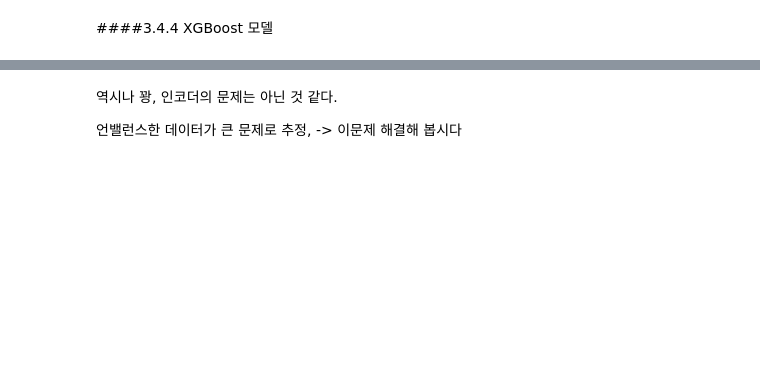
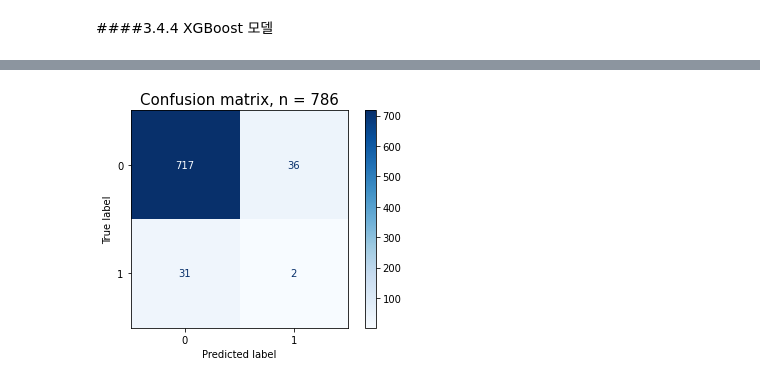
Before and after one commit to sanha-hwang/Stroke-prediction, a Jupyter notebook: Project2_Stroke_Prediction.ipynb, the cells around one changed output, grey strips where cells are left out. Drawn from its saved outputs; the diff is of its cells as text; code cells hidden in the pictures; blank space fills up the shorter version.

```diff
--- a/Project2_Stroke_Prediction.ipynb
+++ b/Project2_Stroke_Prediction.ipynb
@@ -484,12 +508,12 @@ f1-score : 0.17, auc : 0.58
 # %%
 from sklearn.ensemble import RandomForestClassifier
 
-model_forest=RandomForestClassifier(random_state=2, criterion='entropy')
-model_forest.fit(X_train_enS, y_train_enS)
-y_predF = model_forest.predict(X_val_en)
+model_forest=RandomForestClassifier(random_state=2)
+model_forest.fit(X_train_ordS, y_train_ordS)
+y_predF = model_forest.predict(X_val_ord)
 
 fig, ax = plt.subplots()
-pcm = plot_confusion_matrix(model_forest, X_val_en, y_val,
+pcm = plot_confusion_matrix(model_forest, X_val_ord, y_val,
                             cmap=plt.cm.Blues,
                             ax=ax);
 plt.title(f'Confusion matrix, n = {len(y_val)}', fontsize=15)
@@ -596,4 +541,17 @@ NameError: ignored
-# %% [markdown]
-역시나 꽝, 인코더의 문제는 아닌 것 같다.
-
-언밸런스한 데이터가 큰 문제로 추정,  -> 이문제 해결해 봅시다
+# %%
+from xgboost import XGBClassifier
+
+
+model_XG=XGBClassifier(n_estimators=200, random_state=2,n_jobs=-1,learning_rate=0.2)
+
+model_XG.fit(X_train_ordS, y_train_ordS)
+y_predX = model_XG.predict(X_val_ord)
+
+fig, ax = plt.subplots()
+pcm = plot_confusion_matrix(model_XG, X_val_ord, y_val,
+                            cmap=plt.cm.Blues,
+                            ax=ax);
+plt.title(f'Confusion matrix, n = {len(y_val)}', fontsize=15)
+plt.show()
+# %% [output]
+[figure, added]
```
Also changed, not shown: parts of 44 cells of this notebook.
